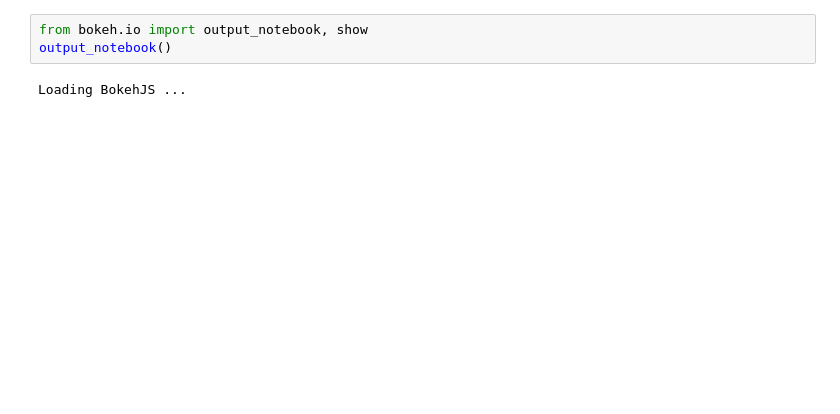
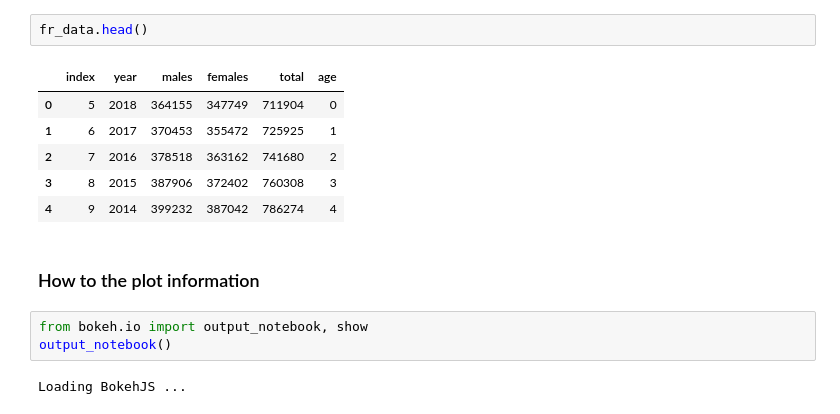
Before and after one commit to baali/AI-ML-Workshop, a Jupyter notebook: notebooks/Data_Visualization.ipynb, the cells around one changed output. Drawn from its saved outputs; the diff is of its cells as text; blank space fills up the shorter version.

```diff
--- a/notebooks/Data_Visualization.ipynb
+++ b/notebooks/Data_Visualization.ipynb
@@ -3,3 +15,14 @@ import pandas as pd
+# %%
+fr_data.head()
+# %% [output]
+|  | index | year | males | females | total | age |
+| 0 | 5 | 2018 | 364155 | 347749 | 711904 | 0 |
+| 1 | 6 | 2017 | 370453 | 355472 | 725925 | 1 |
+| 2 | 7 | 2016 | 378518 | 363162 | 741680 | 2 |
+| 3 | 8 | 2015 | 387906 | 372402 | 760308 | 3 |
+| 4 | 9 | 2014 | 399232 | 387042 | 786274 | 4 |
+# %% [markdown]
+### How to the plot information
 # %%
 from bokeh.io import output_notebook, show
 output_notebook()
```
Also changed, not shown: parts of 7 cells of this notebook.
